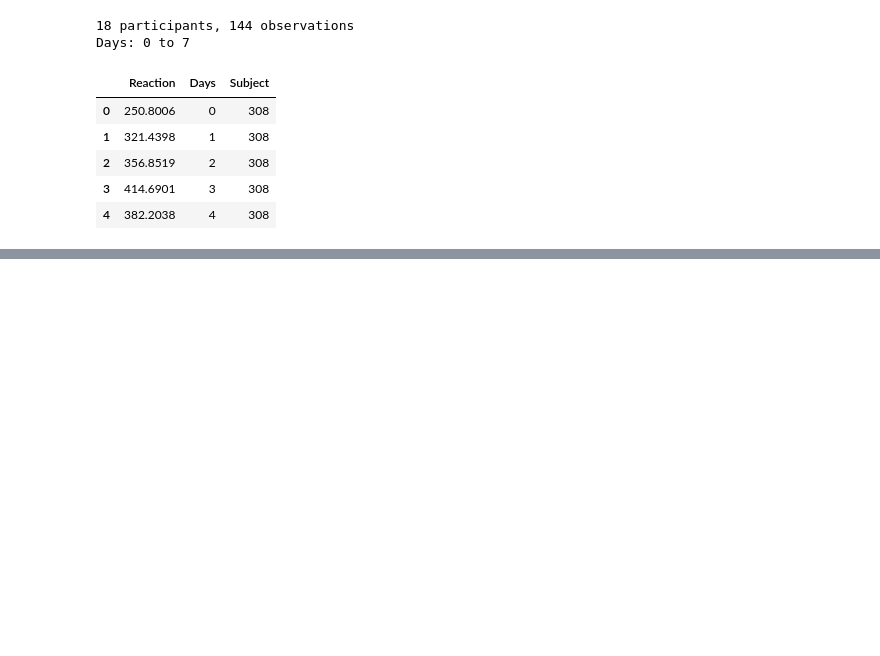
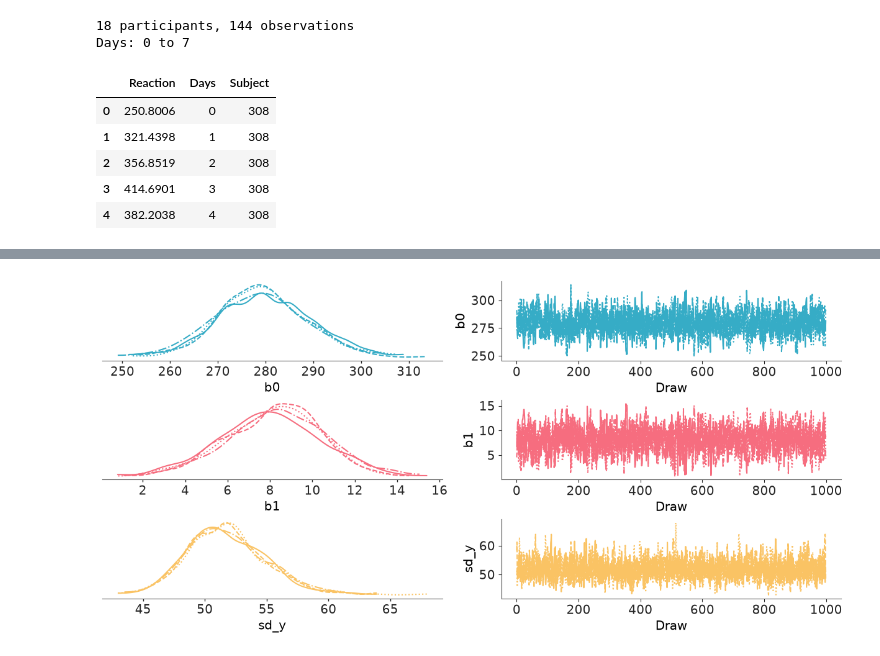
Before and after one commit to opherdonchin/BayesShortCourse, a Jupyter notebook: sleep/solved/03_heavy_tailed_slope_prior.ipynb, the cells around one changed output, grey strips where cells are left out. Saved outputs shown, nothing was run; the diff lists cells and outputs as text; code cells hidden in the pictures; blank space fills up the shorter version.

```diff
--- a/sleep/solved/03_heavy_tailed_slope_prior.ipynb
+++ b/sleep/solved/03_heavy_tailed_slope_prior.ipynb
@@ -264,8 +75,0 @@ Now generate new reaction times from the fitted model. The layout is the same as
-# %%
-with model:
-    pm.sample_posterior_predictive(
-        idata, var_names=["Reaction"], extend_inferencedata=True, random_seed=RANDOM_SEED
-    )
-
-plot_participants(idata, "posterior_predictive", "Reaction")
-plt.show()
@@ -313,0 +169,28 @@ Changing a prior family does not address the main structural defect: participant
+# %%
+mu_b0 = 250
+sd_b0 = 100
+
+mu_b1 = 0
+sd_b1 = 1
+nu_b1 = 7
+
+mu_sd_y = 50
+# %%
+coords = {"obs_id": np.arange(len(sleep))}
+
+with pm.Model(coords=coords) as model:
+    days = pm.Data("days", sleep["Days"].to_numpy(), dims="obs_id")
+
+    b0 = pm.Normal("b0", mu=mu_b0, sigma=sd_b0)
+    b1 = pm.StudentT("b1", nu=nu_b1, mu=mu_b1, sigma=sd_b1)
+    sd_y = pm.Exponential("sd_y", scale=mu_sd_y)
+
+    mu = pm.Deterministic("mu", b0 + b1 * days, dims="obs_id")
+
+    y = pm.Normal(
+        "y",
+        mu=mu,
+        sigma=sd_y,
+        observed=sleep["Reaction"].to_numpy(),
+        dims="obs_id",
+    )
@@ -313,0 +276,4 @@ Changing a prior family does not address the main structural defect: participant
+# %%
+azp.plot_trace_dist(idata, var_names=["b0", "b1", "sd_y"]);
+# %% [output]
+[figure, added]
```
Also changed, not shown: parts of 74 cells of this notebook, 1 other file.
